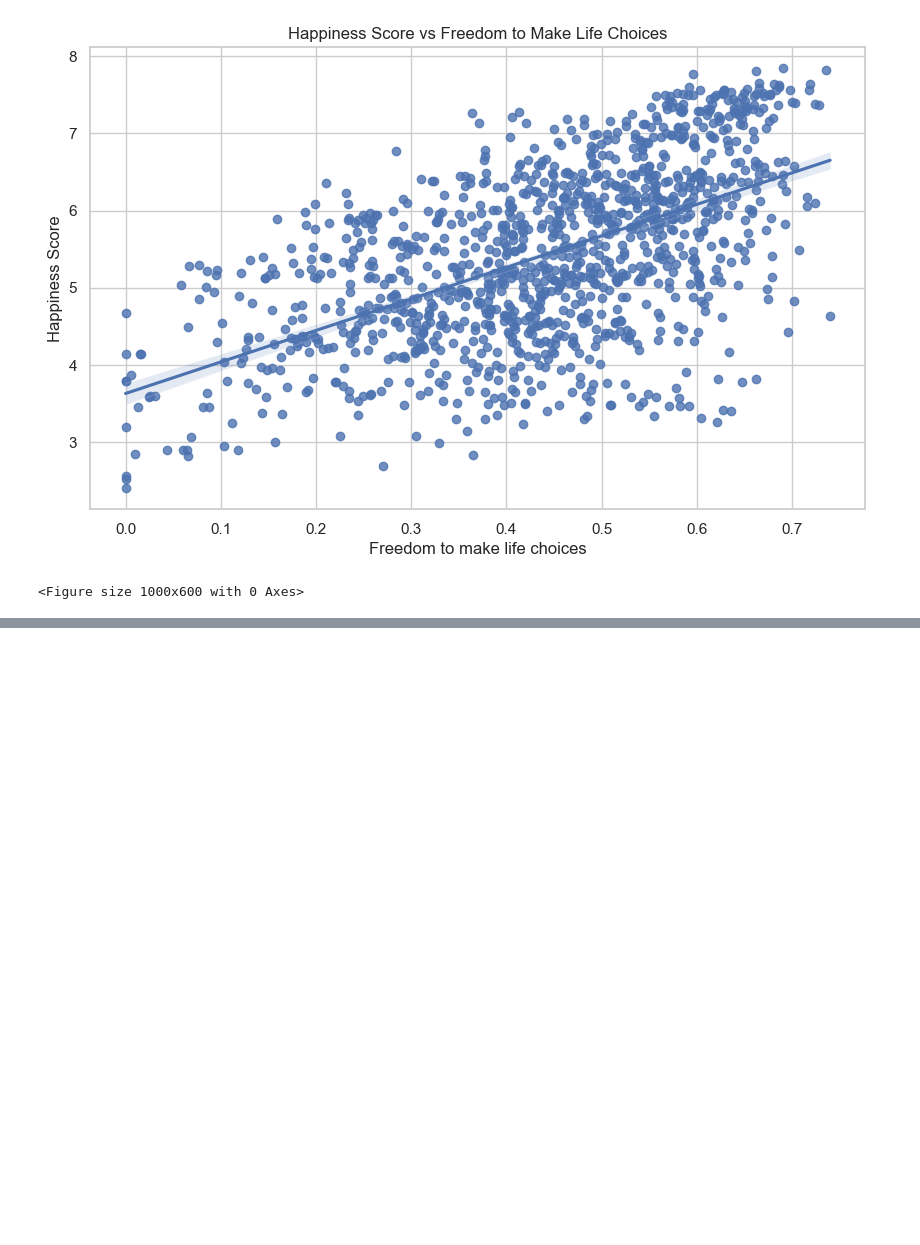
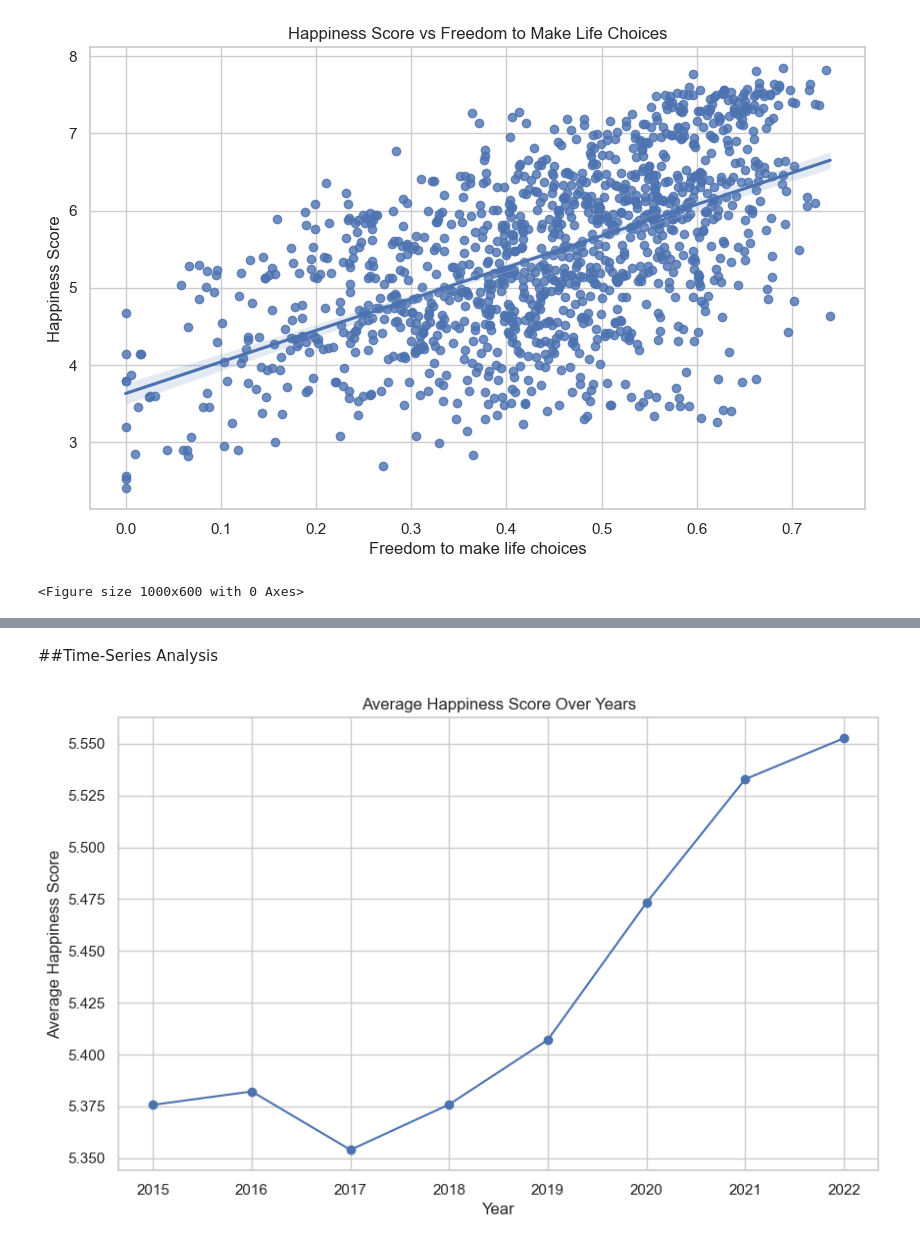
Before and after one commit to to-bits/Global-Happiness-Insights, a Jupyter notebook: analysis.ipynb, the cells around one changed output, grey strips where cells are left out. Cells and saved outputs as stored; diff of their text form; code cells hidden in the pictures; blank space fills up the shorter version.

```diff
--- a/analysis.ipynb
+++ b/analysis.ipynb
@@ -228,0 +265,12 @@ plt.savefig("image/happiness_score_vs_perceptions_of_corruption.png")
+# %% [markdown]
+##Time-Series Analysis
+# %%
+yearly = df.groupby("Year")["Happiness Score"].mean()
+
+yearly.plot(marker="o")
+plt.title("Average Happiness Score Over Years")
+plt.xlabel("Year")
+plt.ylabel("Average Happiness Score")
+plt.show()
+# %% [output]
+[figure, added]
```
Also changed, not shown: parts of 10 cells of this notebook, 3 other files.
